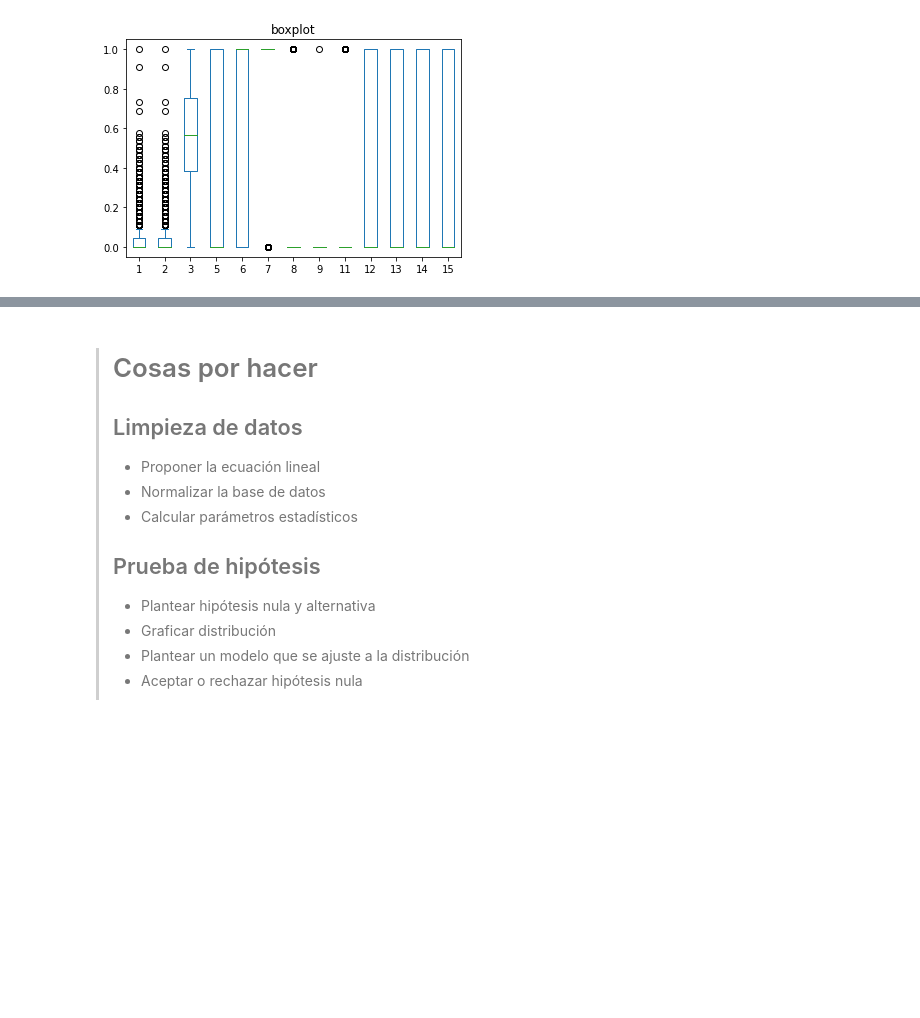
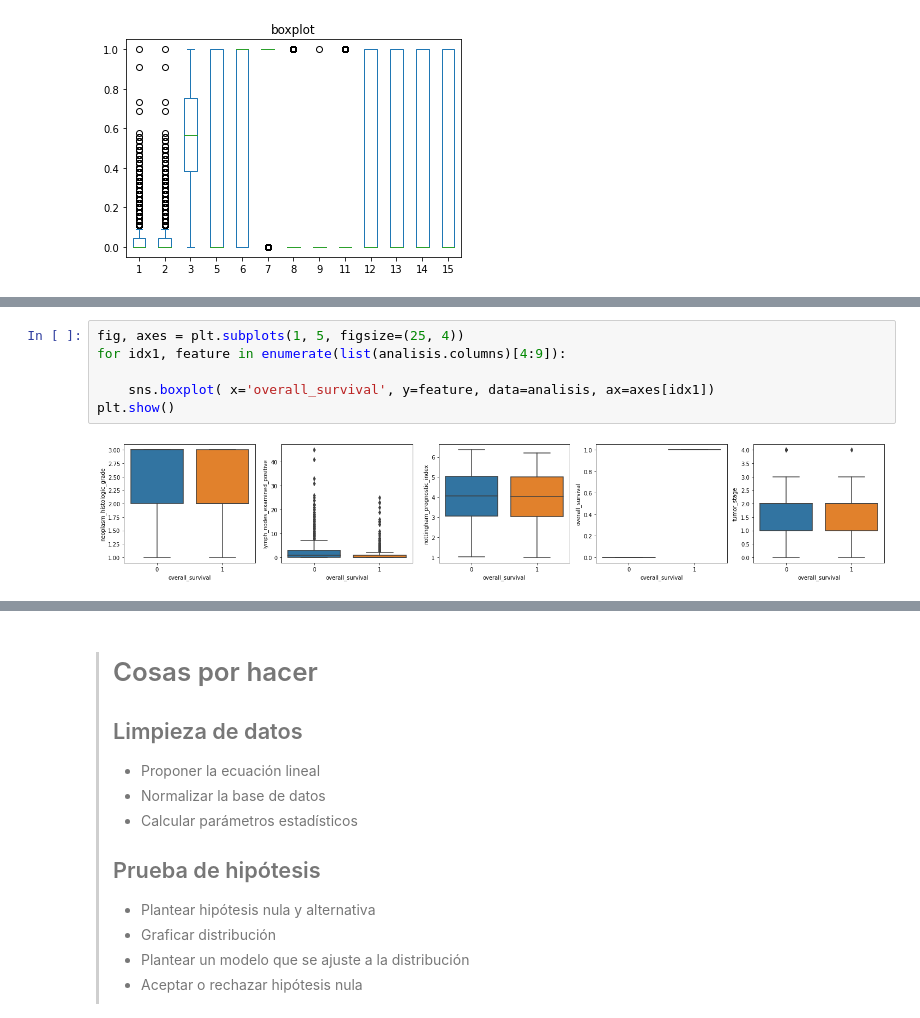
Before and after one commit to SebasM2000/DataBase_Sttcs, a Jupyter notebook: comp.ipynb, the cells around one changed output, grey strips where cells are left out. Drawn from its saved outputs; the diff is of its cells as text; blank space fills up the shorter version.

```diff
--- a/comp.ipynb
+++ b/comp.ipynb
@@ -365,0 +373,8 @@ plt.show()
+# %%
+fig, axes = plt.subplots(1, 5, figsize=(25, 4))
+for idx1, feature in enumerate(list(analisis.columns)[4:9]):
+
+    sns.boxplot( x='overall_survival', y=feature, data=analisis, ax=axes[idx1])
+plt.show()
+# %% [output]
+[figure, added]
```
Also changed, not shown: parts of 11 cells of this notebook.
